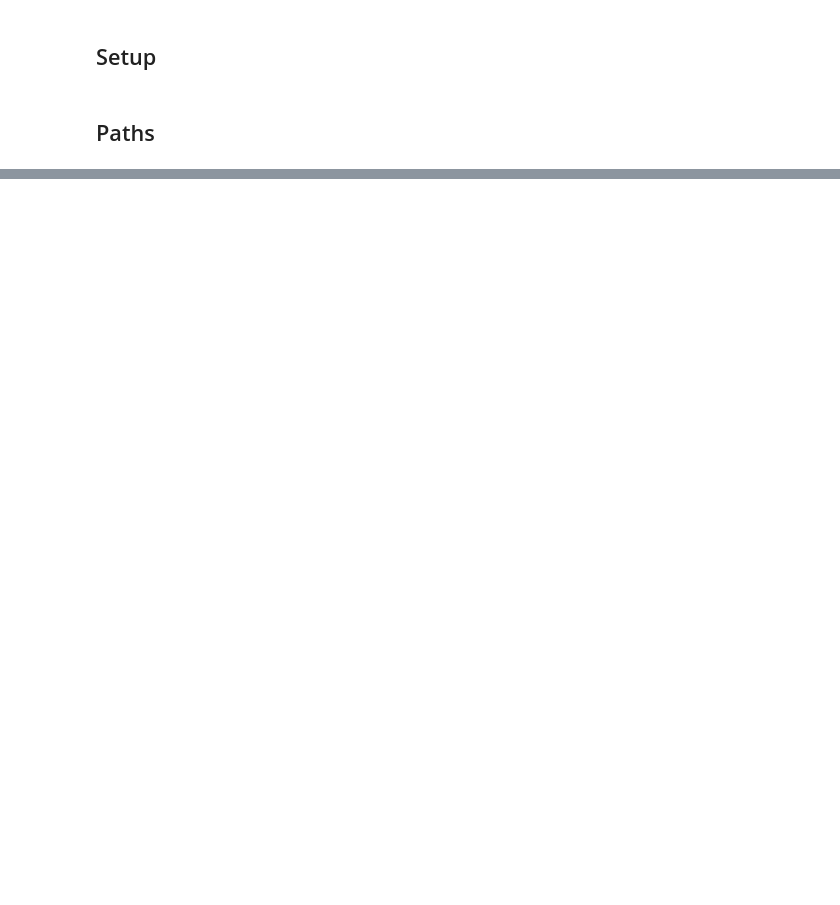
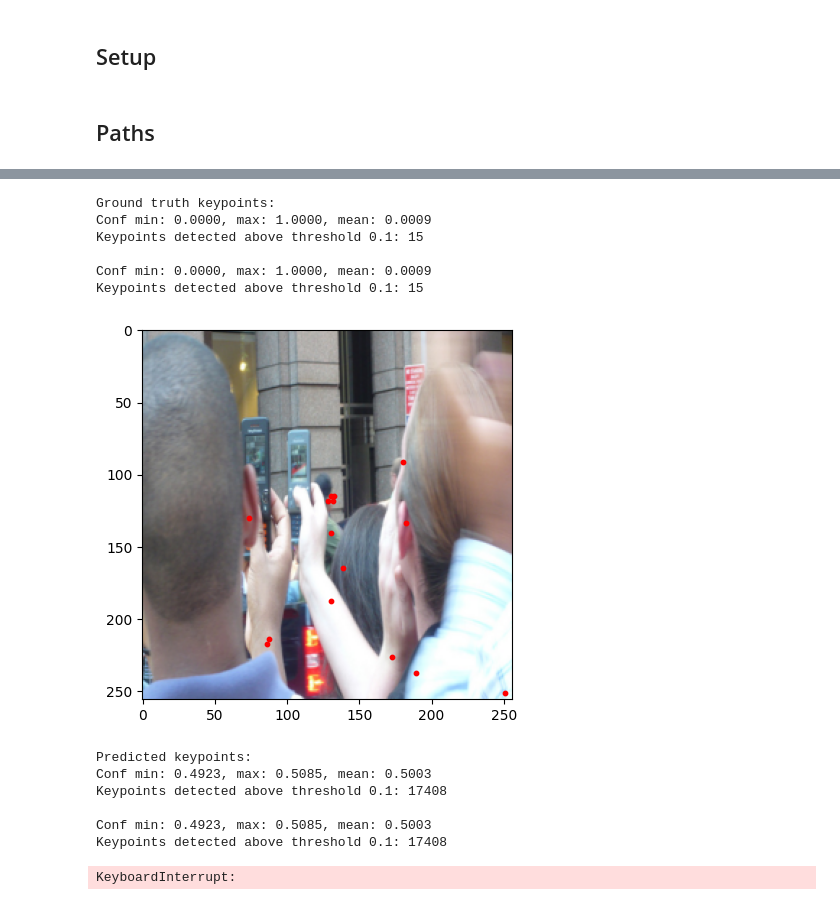
Before and after one commit to MaciejDengusiak/NN-Project, a Jupyter notebook: notebooks/keypoints/keypoints_yolo.ipynb, the cells around one changed output, grey strips where cells are left out. Cells and saved outputs as stored; diff of their text form; code cells hidden in the pictures; blank space fills up the shorter version.

```diff
--- a/notebooks/keypoints/keypoints_yolo.ipynb
+++ b/notebooks/keypoints/keypoints_yolo.ipynb
@@ -25,6 +28,8 @@ IMG_DIR_VAL = os.path.join(COCO_PATH, "images/val2017")
 ANN_FILE_TRAIN = os.path.join(COCO_PATH, "annotations/person_keypoints_train2017.json")
 ANN_FILE_VAL = os.path.join(COCO_PATH, "annotations/person_keypoints_val2017.json")
 
-BATCH_SIZE = 32
+DS_SIZE = (0.1, 0.1, 0.1)
+
+BATCH_SIZE = 64
 # %%
 class YOLOKeypointDataset(CocoDetection):
@@ -173,7 +250,16 @@ KeyboardInterrupt:
 # %%
-def visualize_predictions(img, pred, threshold=0.5):
+def visualize_predictions(img, pred, threshold=0.1, apply_sigmoid=True):
     img = img.permute(1, 2, 0).cpu().numpy()
     pred = pred.cpu().detach().numpy()
+
+    # Optionally apply sigmoid to confidence channel
+    if apply_sigmoid:
+        pred[..., 2::3] = 1 / (1 + np.exp(-pred[..., 2::3]))
+
+    confs = pred[..., 2::3]
+    print(f"Conf min: {confs.min():.4f}, max: {confs.max():.4f}, mean: {confs.mean():.4f}")
+    detected = (confs > threshold).sum()
+    print(f"Keypoints detected above threshold {threshold}: {detected}")
 
     plt.imshow(img)
     G = pred.shape[0]
@@ -186,3 +272,38 @@ def visualize_predictions(img, pred, threshold=0.5):
                     py = pred[y, x, i * 3 + 1] * 256
                     plt.scatter([px], [py], c='r', s=10)
     plt.show()
+# %%
+# Get a random sample from the test set
+idx = random.randint(0, len(test_subset) - 1)
+img, gt = test_subset[idx]
+
+# Move image to device and add batch dimension
+img_input = img.unsqueeze(0).to(device)
+
+# Get model prediction
+model.eval()
+with torch.no_grad():
+    pred = model(img_input)[0].cpu()
+
+    # Visualize ground truth keypoints
+    print("Ground truth keypoints:")
+    visualize_predictions(img, gt, threshold=0.1, apply_sigmoid=False)
+
+# Visualize prediction
+print("Predicted keypoints:")
+visualize_predictions(img, pred, threshold=0.1, apply_sigmoid=True)
+# %% [output]
+Ground truth keypoints:
+Conf min: 0.0000, max: 1.0000, mean: 0.0009
+Keypoints detected above threshold 0.1: 15
+
+Conf min: 0.0000, max: 1.0000, mean: 0.0009
+Keypoints detected above threshold 0.1: 15
+[figure, added]
+Predicted keypoints:
+Conf min: 0.4923, max: 0.5085, mean: 0.5003
+Keypoints detected above threshold 0.1: 17408
+
+Conf min: 0.4923, max: 0.5085, mean: 0.5003
+Keypoints detected above threshold 0.1: 17408
+KeyboardInterrupt:
```
Also changed, not shown: parts of 7 cells of this notebook, 4 other files.
